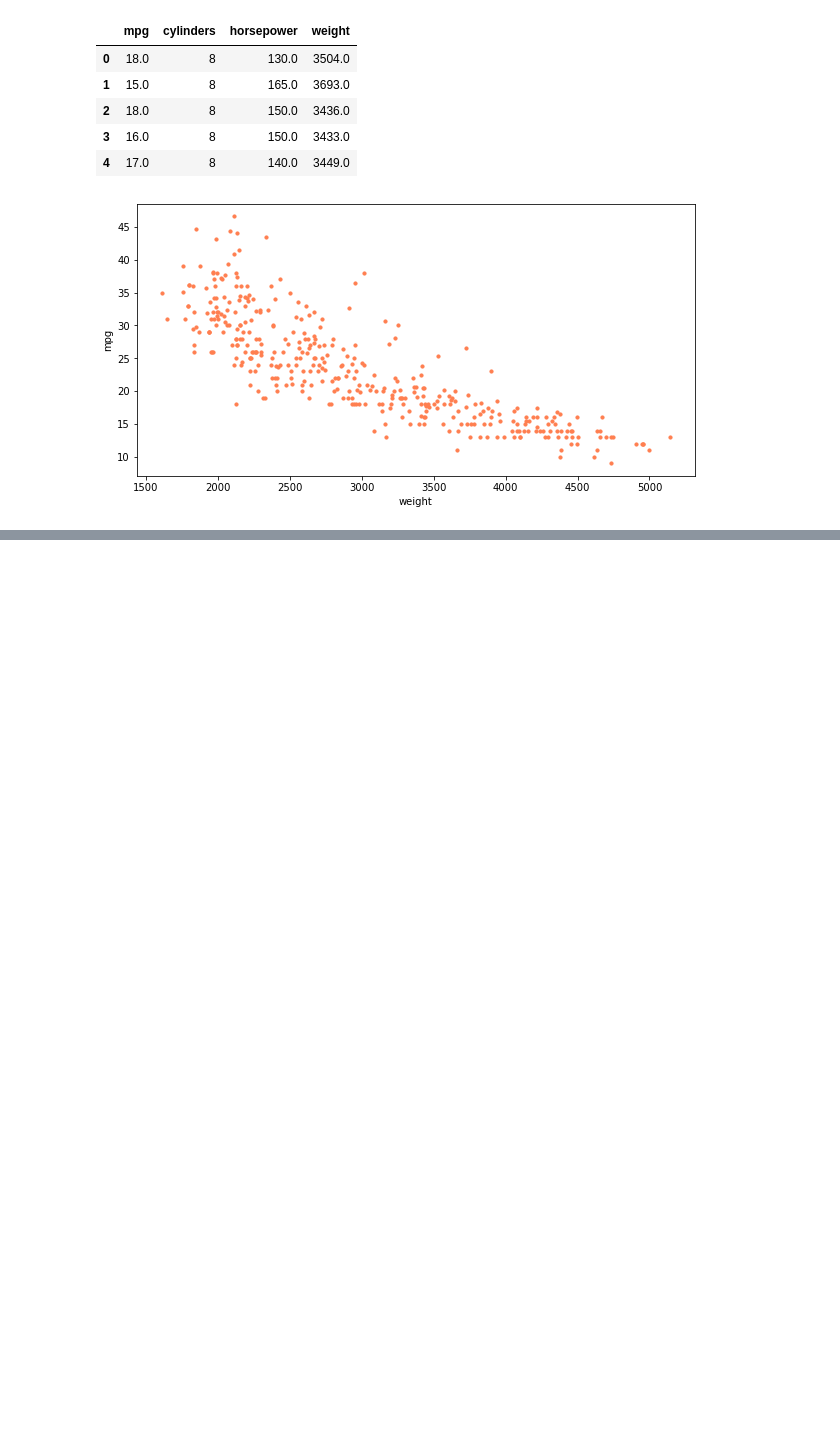
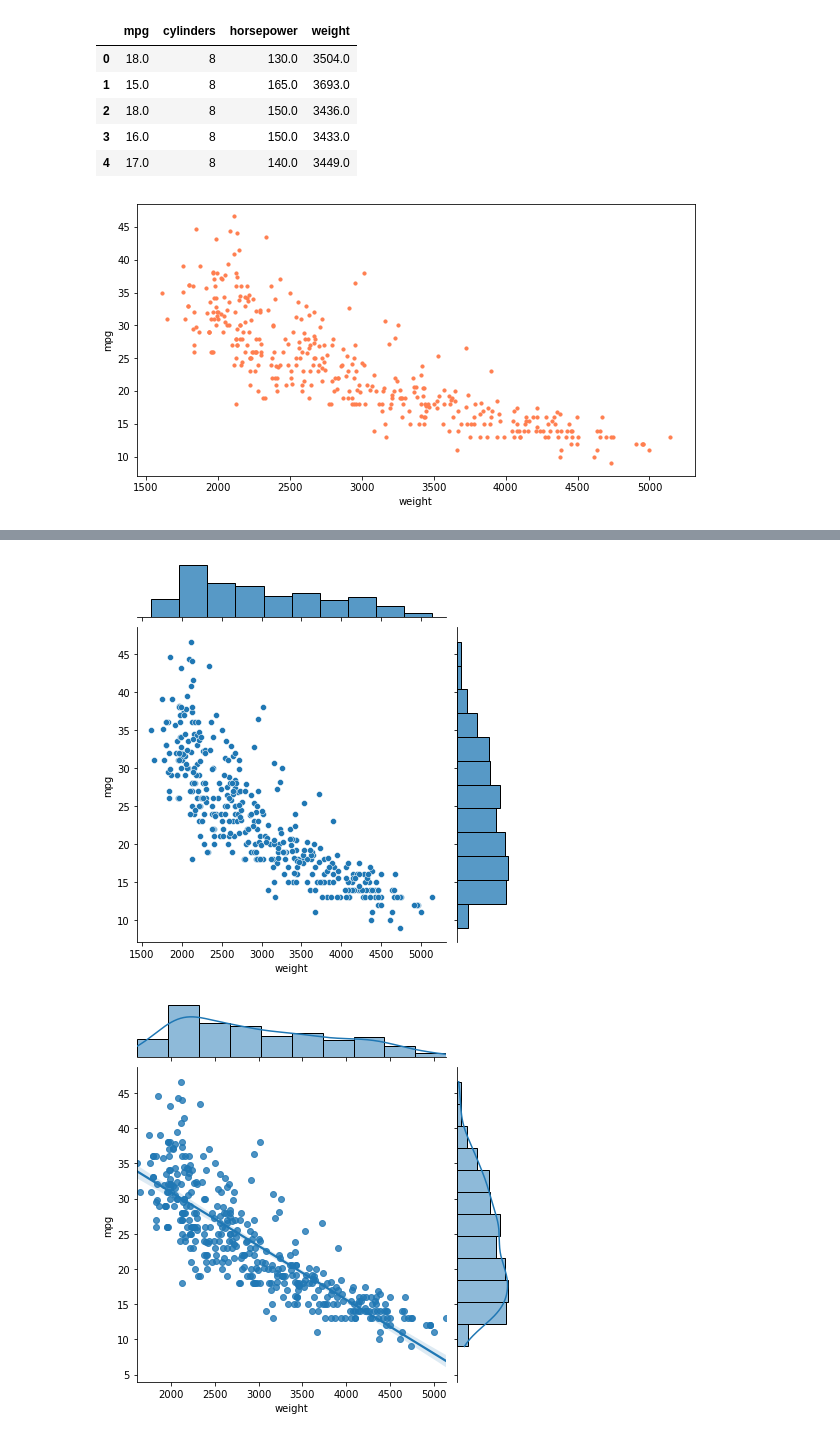
Before and after one commit to poscoun/Goott_BigData, a Jupyter notebook: bigdata/ml/SupervisedEx04.ipynb, the cells around one changed output, grey strips where cells are left out. Cells and saved outputs as stored; diff of their text form; code cells hidden in the pictures; blank space fills up the shorter version.

```diff
--- a/bigdata/ml/SupervisedEx04.ipynb
+++ b/bigdata/ml/SupervisedEx04.ipynb
@@ -121,0 +134,9 @@ plt.close()
+# %%
+# 조인트 그래프 - 산점도, 히스토그램
+sns.jointplot(x='weight', y='mpg', data=ndf, ax=ax1, )
+sns.jointplot(x='weight', y='mpg', data=ndf, ax=ax2, kind='reg')
+plt.show()
+plt.close()
+# %% [output]
+[figure, added]
+[figure, added]
```
Also changed, not shown: parts of 28 cells of this notebook, 1 other file.
